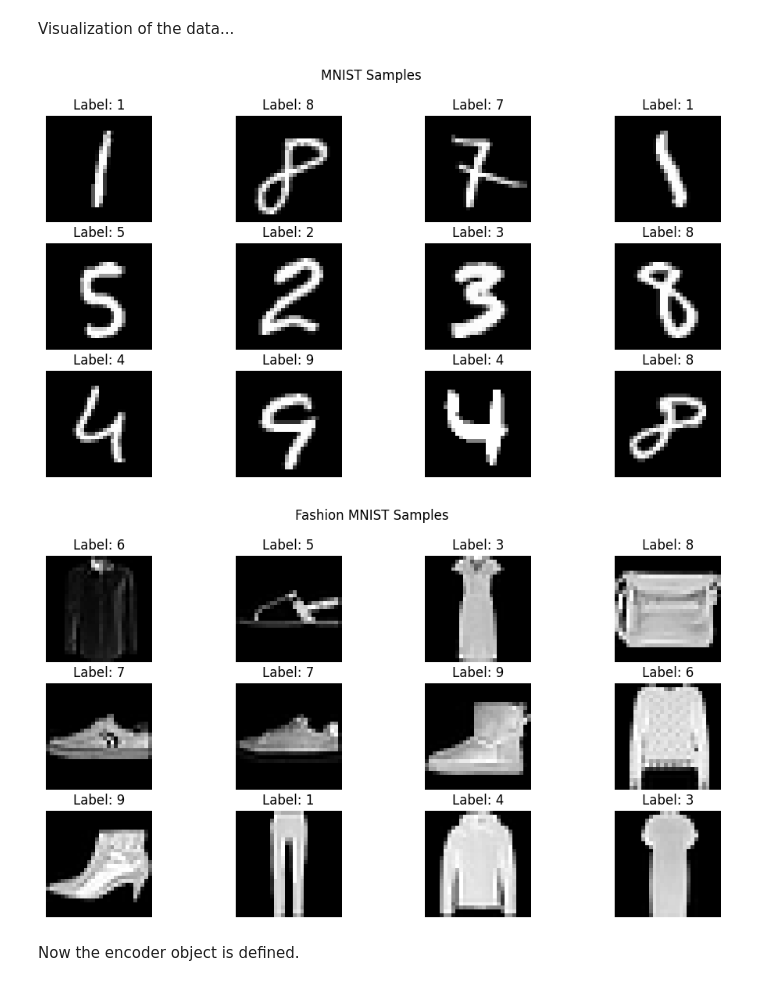
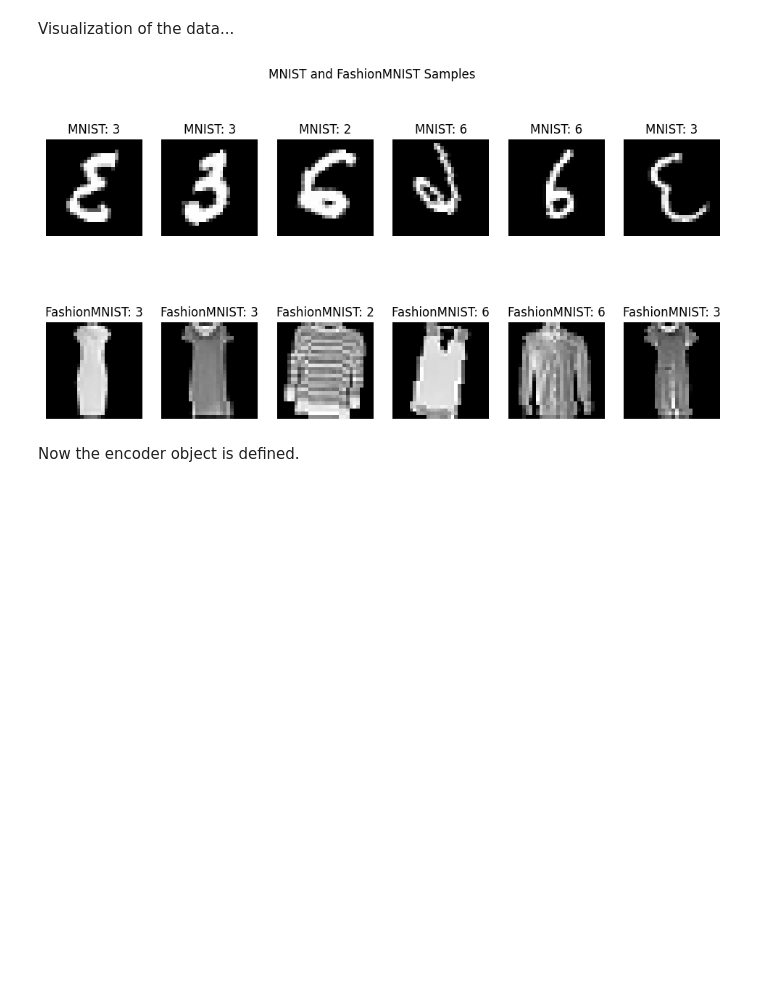
Before and after one commit to Marcos-Sanson/UC3M-ML, a Jupyter notebook: LAB01.ipynb, the cells around one changed output. Drawn from its saved outputs; the diff is of its cells as text; code cells hidden in the pictures; blank space fills up the shorter version.

```diff
--- a/LAB01.ipynb
+++ b/LAB01.ipynb
@@ -81,29 +143,33 @@ Extracting ./data/FashionMNIST/raw/t10k-labels-idx1-ubyte.gz to ./data/FashionMN
 # %% [markdown]
 Visualization of the data...
 # %%
-import matplotlib.pyplot as plt
-
-def visualize_samples(loader, title):
+def visualize_paired_samples(loader, title):
     data_iter = iter(loader)
-    images, labels = next(data_iter)
+    mnist_images, fmnist_images, labels = next(data_iter)
 
     plt.figure(figsize=(12, 6))
-    for i in range(12):
-        plt.subplot(3, 4, i + 1)
-        plt.imshow(images[i][0], cmap='gray')
-        plt.title(f"Label: {labels[i]}")
+
+    # Visualize MNIST images
+    for i in range(6):
+        plt.subplot(2, 6, i + 1)
+        plt.imshow(mnist_images[i][0], cmap='gray')
+        plt.title(f"MNIST: {labels[i]}")
         plt.axis('off')
+
+    # Visualize FashionMNIST images
+    for i in range(6):
+        plt.subplot(2, 6, i + 7)
+        plt.imshow(fmnist_images[i][0], cmap='gray')
+        plt.title(f"FashionMNIST: {labels[i]}")
+        plt.axis('off')
+
     plt.suptitle(title)
     plt.show()
 
-# Visualize MNIST samples
-visualize_samples(mnist_train_loader, "MNIST Samples")
-
-# Visualize Fashion MNIST samples
-visualize_samples(fashion_train_loader, "Fashion MNIST Samples")
+# Visualize paired samples
+visualize_paired_samples(paired_loader, "MNIST and FashionMNIST Samples")
 # %% [output]
-[figure, old version]
+[figure, new version]
-[figure, removed]
 # %% [markdown]
 Now the encoder object is defined.
 # %%
```
Also changed, not shown: parts of 29 cells of this notebook.
